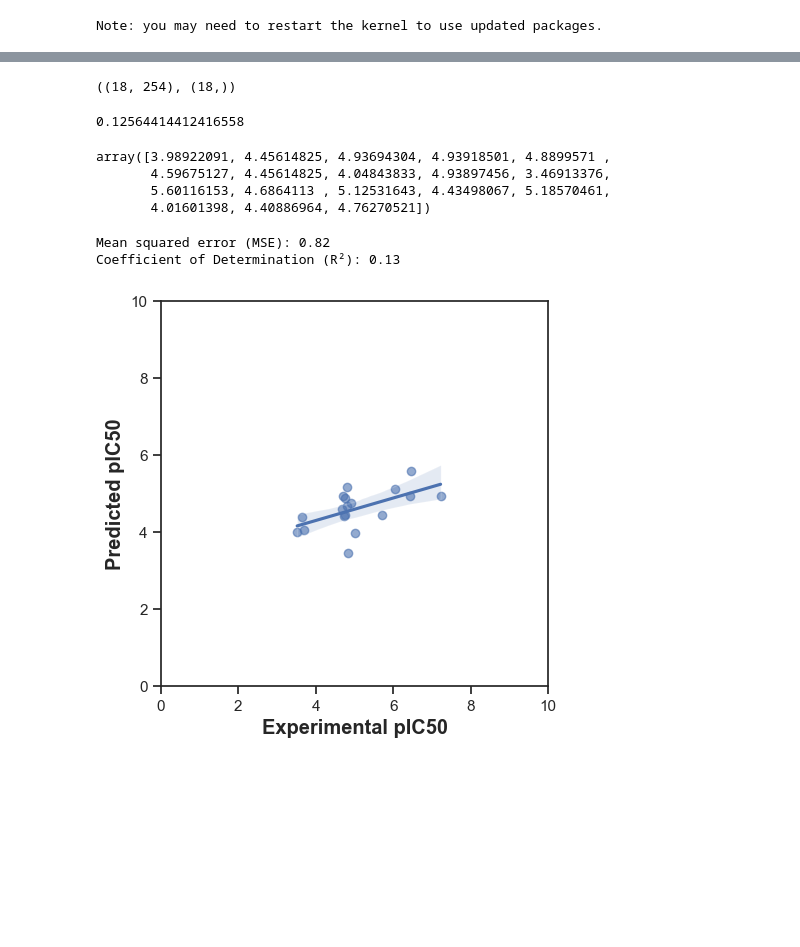
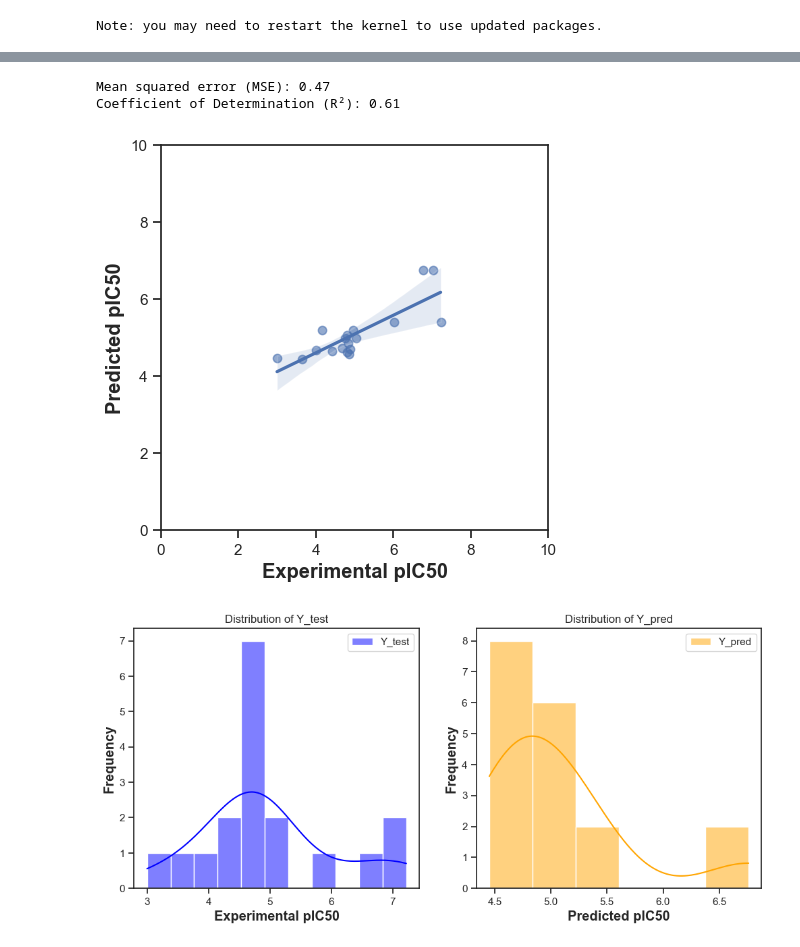
Before and after one commit to itsNileshHere/Drug-Discovery, a Jupyter notebook: Drug Detection.ipynb, the cells around one changed output, grey strips where cells are left out. Cells and saved outputs as stored; diff of their text form; code cells hidden in the pictures; blank space fills up the shorter version.

```diff
--- a/Drug Detection.ipynb
+++ b/Drug Detection.ipynb
@@ -485,4 +482,11 @@ df3_X
 # %%
+from sklearn.ensemble import RandomForestRegressor
 from sklearn.model_selection import train_test_split
 
 X_train, X_test, Y_train, Y_test = train_test_split(df3_X, df3_Y, test_size=0.2)
+
+model = RandomForestRegressor(n_estimators=100, random_state=42)
+model.fit(X_train, Y_train)
+
+r2 = model.score(X_test, Y_test)
+r2
@@ -493,21 +494,0 @@ X_train.shape, Y_train.shape
-# %%
-X_test.shape, Y_test.shape
-# %% [output]
-((18, 254), (18,))
-# %%
-from sklearn.ensemble import RandomForestRegressor
-
-model = RandomForestRegressor(n_estimators=500, random_state=42)
-model.fit(X_train, Y_train)
-r2 = model.score(X_test, Y_test)
-r2
-# %% [output]
-0.12564414412416558
-# %%
-Y_pred = model.predict(X_test)
-Y_pred
-# %% [output]
-array([3.98922091, 4.45614825, 4.93694304, 4.93918501, 4.8899571 ,
-       4.59675127, 4.45614825, 4.04843833, 4.93897456, 3.46913376,
-       5.60116153, 4.6864113 , 5.12531643, 4.43498067, 5.18570461,
-       4.01601398, 4.40886964, 4.76270521])
@@ -517,24 +500,47 @@ from sklearn.metrics import mean_squared_error, r2_score
 mse = mean_squared_error(Y_test.values, Y_pred)
 rsquare = r2_score(Y_test.values, Y_pred)
 
-print("Mean squared error (MSE):", round(mse, 2))
-print("Coefficient of Determination (R²):", round(rsquare, 2))
+mse = round(mse, 2)
+rsquare = round(rsquare, 2)
+
+print("Mean squared error (MSE):", mse)
+print("Coefficient of Determination (R²):", rsquare)
 # %% [output]
-Mean squared error (MSE): 0.82
-Coefficient of Determination (R²): 0.13
+Mean squared error (MSE): 0.47
+Coefficient of Determination (R²): 0.61
 # %%
 import seaborn as sns
 import matplotlib.pyplot as plt
 
 plt.figure(figsize=(5, 5))
 
-plot = sns.regplot(x=Y_test, y=Y_pred, scatter_kws={'alpha': 0.6})
+plot = sns.regplot(x=Y_test.values, y=Y_pred, scatter_kws={'alpha': 0.6})
 
 plot.set_xlim(0, 10)
 plot.set_ylim(0, 10)
 
 plt.xlabel('Experimental pIC50', fontsize='large', fontweight='bold')
 plt.ylabel('Predicted pIC50', fontsize='large', fontweight='bold')
 plt.show()
 # %% [output]
-[figure, old version]
+[figure, new version]
+# %%
+plt.figure(figsize=(12, 5))
+
+plt.subplot(1, 2, 1)
+sns.histplot(Y_test, kde=True, color='blue', label='Y_test')
+plt.xlabel('Experimental pIC50', fontsize='large', fontweight='bold')
+plt.ylabel('Frequency', fontsize='large', fontweight='bold')
+plt.title('Distribution of Y_test')
+plt.legend()
+
+plt.subplot(1, 2, 2)
+sns.histplot(Y_pred, kde=True, color='orange', label='Y_pred')
+plt.xlabel('Predicted pIC50', fontsize='large', fontweight='bold')
+plt.ylabel('Frequency', fontsize='large', fontweight='bold')
+plt.title('Distribution of Y_pred')
+plt.legend()
+
+plt.show()
+# %% [output]
+[figure, added]
```
Also changed, not shown: parts of 13 cells of this notebook, 2 other files.
